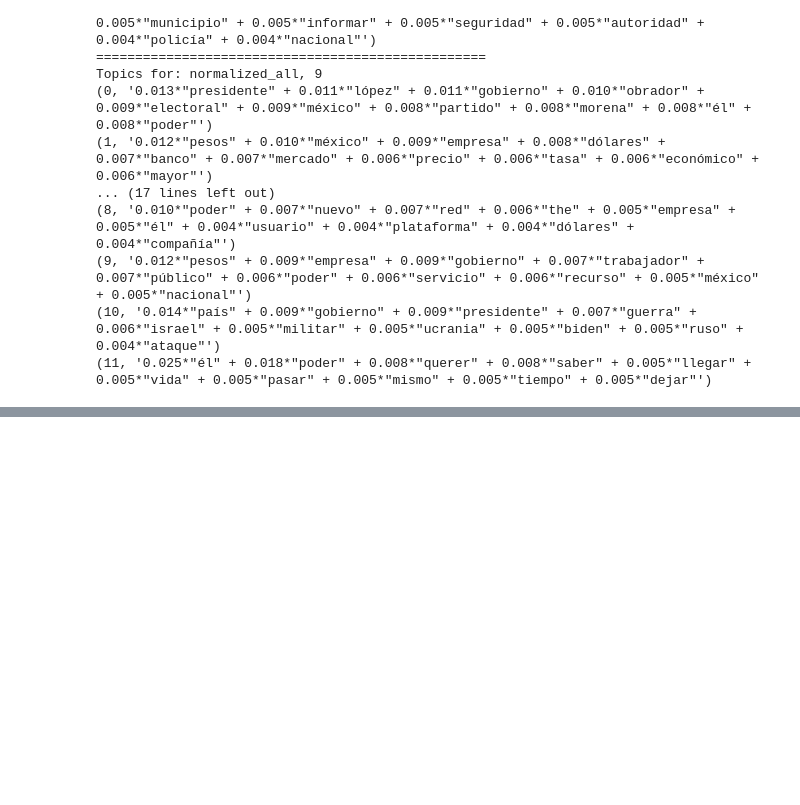
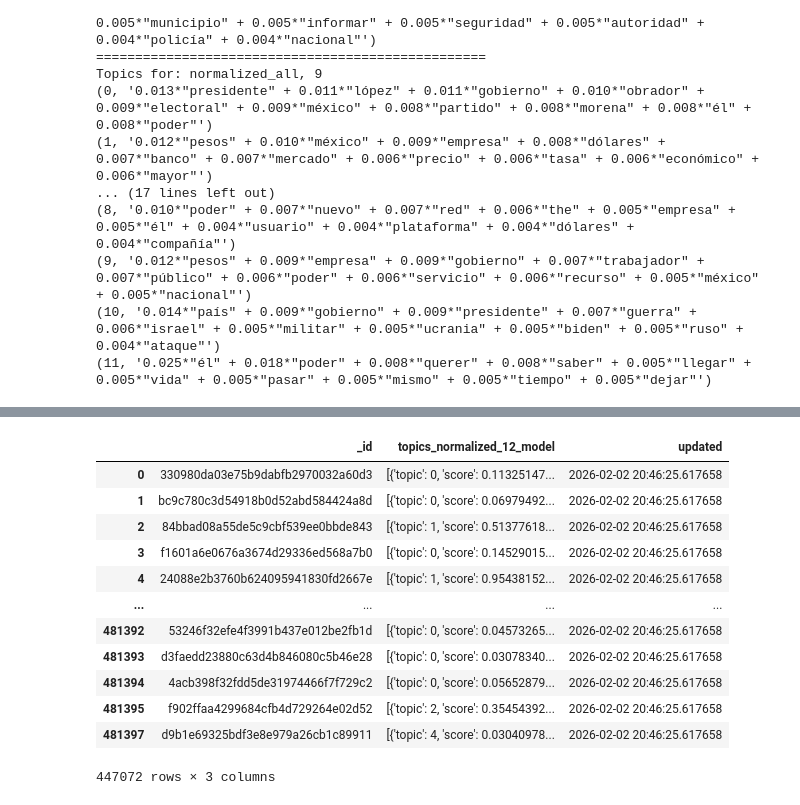
Before and after one commit to andreamarin/senate-publications-analysis, a Jupyter notebook: news_topic_classification.ipynb, the cells around one changed output, grey strips where cells are left out. Drawn from its saved outputs; the diff is of its cells as text; code cells hidden in the pictures; blank space fills up the shorter version.

```diff
--- a/news_topic_classification.ipynb
+++ b/news_topic_classification.ipynb
@@ -748,0 +734,8 @@ pyLDAvis.display(vis)
+# %%
+lda_model.set_model(text_type, num_topics)
+# %%
+topics_column = f"topics_{text_type}_{num_topics}_model"
+filtered_df[topics_column] = filtered_df["normalized"].apply(lda_model.get_publication_topics)
+# %%
+topics_df = filtered_df[["_id", topics_column]]
+topics_df.head()
@@ -748,0 +749,18 @@ pyLDAvis.display(vis)
+# %%
+update_topics_data(topics_df, topics_column, db, conn)
+# %%
+topics_df
+# %% [output]
+|  | _id | topics_normalized_12_model | updated |
+| 0 | 330980da03e75b9dabfb2970032a60d3 | [{'topic': 0, 'score': 0.11325147... | 2026-02-02 20:46:25.617658 |
+| 1 | bc9c780c3d54918b0d52abd584424a8d | [{'topic': 0, 'score': 0.06979492... | 2026-02-02 20:46:25.617658 |
+| 2 | 84bbad08a55de5c9cbf539ee0bbde843 | [{'topic': 1, 'score': 0.51377618... | 2026-02-02 20:46:25.617658 |
+| 3 | f1601a6e0676a3674d29336ed568a7b0 | [{'topic': 0, 'score': 0.14529015... | 2026-02-02 20:46:25.617658 |
+| 4 | 24088e2b3760b624095941830fd2667e | [{'topic': 1, 'score': 0.95438152... | 2026-02-02 20:46:25.617658 |
+| ... | ... | ... | ... |
+| 481392 | 53246f32efe4f3991b437e012be2fb1d | [{'topic': 0, 'score': 0.04573265... | 2026-02-02 20:46:25.617658 |
+| 481393 | d3faedd23880c63d4b846080c5b46e28 | [{'topic': 0, 'score': 0.03078340... | 2026-02-02 20:46:25.617658 |
+| 481394 | 4acb398f32fdd5de31974466f7f729c2 | [{'topic': 0, 'score': 0.05652879... | 2026-02-02 20:46:25.617658 |
+| 481395 | f902ffaa4299684cfb4d729264e02d52 | [{'topic': 2, 'score': 0.35454392... | 2026-02-02 20:46:25.617658 |
+| 481397 | d9b1e69325bdf3e8e979a26cb1c89911 | [{'topic': 4, 'score': 0.03040978... | 2026-02-02 20:46:25.617658 |
+447072 rows × 3 columns
```
Also changed, not shown: parts of 27 cells of this notebook.
